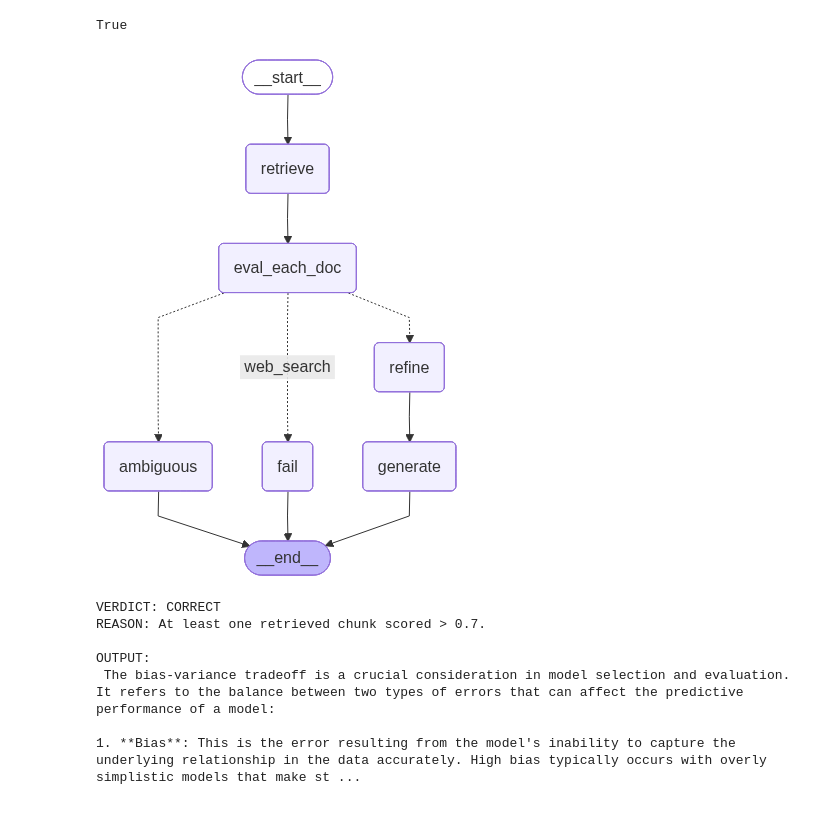
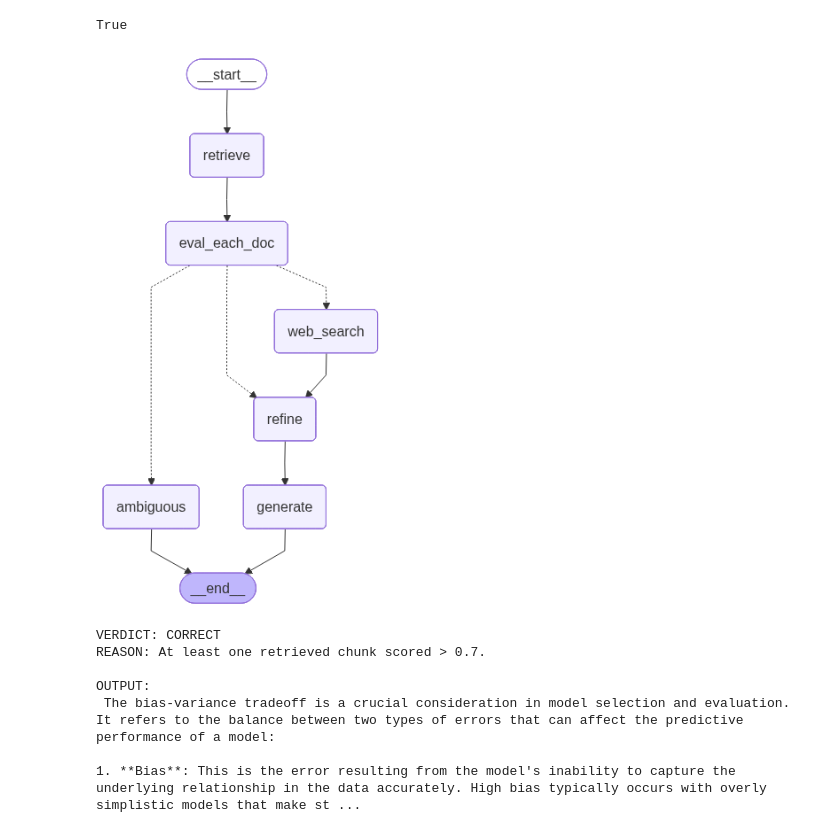
Before and after one commit to aayushmaanhooda/Corrective-RAG, a Jupyter notebook: crag2.ipynb, the cells around one changed output. Saved outputs shown, nothing was run; the diff lists cells and outputs as text; code cells hidden in the pictures.

Commit message:
added web search

```diff
--- a/crag2.ipynb
+++ b/crag2.ipynb
@@ -62,6 +64,8 @@ class State(TypedDict):
     kept_strips: List[str]
     refined_context: str
 
+    web_docs: List[Document]
+
     answer: str
 # %%
 def retreive(state):
@@ -166,7 +170,11 @@ def refine(state: State) -> State:
     q = state["question"]
 
     # combine retrieved docs into one context string
-    context = "\n\n".join(d.page_content for d in state["good_docs"]).strip()
+    if state.get("verdict") == "CORRECT":
+        context = "\n\n".join(d.page_content for d in state["good_docs"]).strip()
+    else:
+        context = "\n\n".join(d.page_content for d in state["web_docs"]).strip()
+
 
     # 1. decomposition (context -> sentence strips)
     strips = decompose_to_sentences(context)
@@ -204,4 +212,24 @@ def generate(state):
     return {
         "answer": out.content
     }
+# %%
+tavily = TavilySearchResults(max_results=5)
+
+def web_search_node(state: State) -> State:
+
+    q = state["question"]  # no query rewrite
+    results = tavily.invoke({"query": q})  # no knowledge selection
+
+    web_docs = []
+    for r in results or []:
+
+        title = r.get("title", "")
+        url = r.get("url", "")
+        content = r.get("content", "") or r.get("snippet", "")
+
+        text = f"TITLE: {title}\nURL: {url}\nCONTENT:\n{content}"
+
+        web_docs.append(Document(page_content=text, metadata={"url": url, "title": title}))
+
+    return {"web_docs": web_docs}
 # %%
@@ -221,29 +249,31 @@ def route_after_eval(state: State) -> str:
 # %%
 g = StateGraph(State)
 g.add_node("retrieve", retreive)
 g.add_node("eval_each_doc", eval_each_doc_node)
 g.add_node("refine", refine)
 g.add_node("generate", generate)
-g.add_node("fail", fail_node)
+g.add_node("web_search", web_search_node)
+# g.add_node("fail", fail_node)
 g.add_node("ambiguous", ambiguous_node)
 
 
 g.add_edge(START, "retrieve")
 g.add_edge("retrieve", "eval_each_doc")
 
 g.add_conditional_edges(
     "eval_each_doc",
     route_after_eval,
-    {"refine": "refine", "web_search": "fail", "ambiguous": "ambiguous"}
+    {"refine": "refine", "web_search": "web_search", "ambiguous": "ambiguous"}
 )
+g.add_edge("web_search" ,"refine")
 g.add_edge("refine", "generate")
 g.add_edge("generate", END)
-g.add_edge("fail", END)
+# g.add_edge("fail", END)
 
 app = g.compile()
 app
 # %% [output]
-[figure, old version]
+[figure, new version]
 # %%
 res = app.invoke(
     {
```
Also changed, not shown: parts of 2 cells of this notebook.
